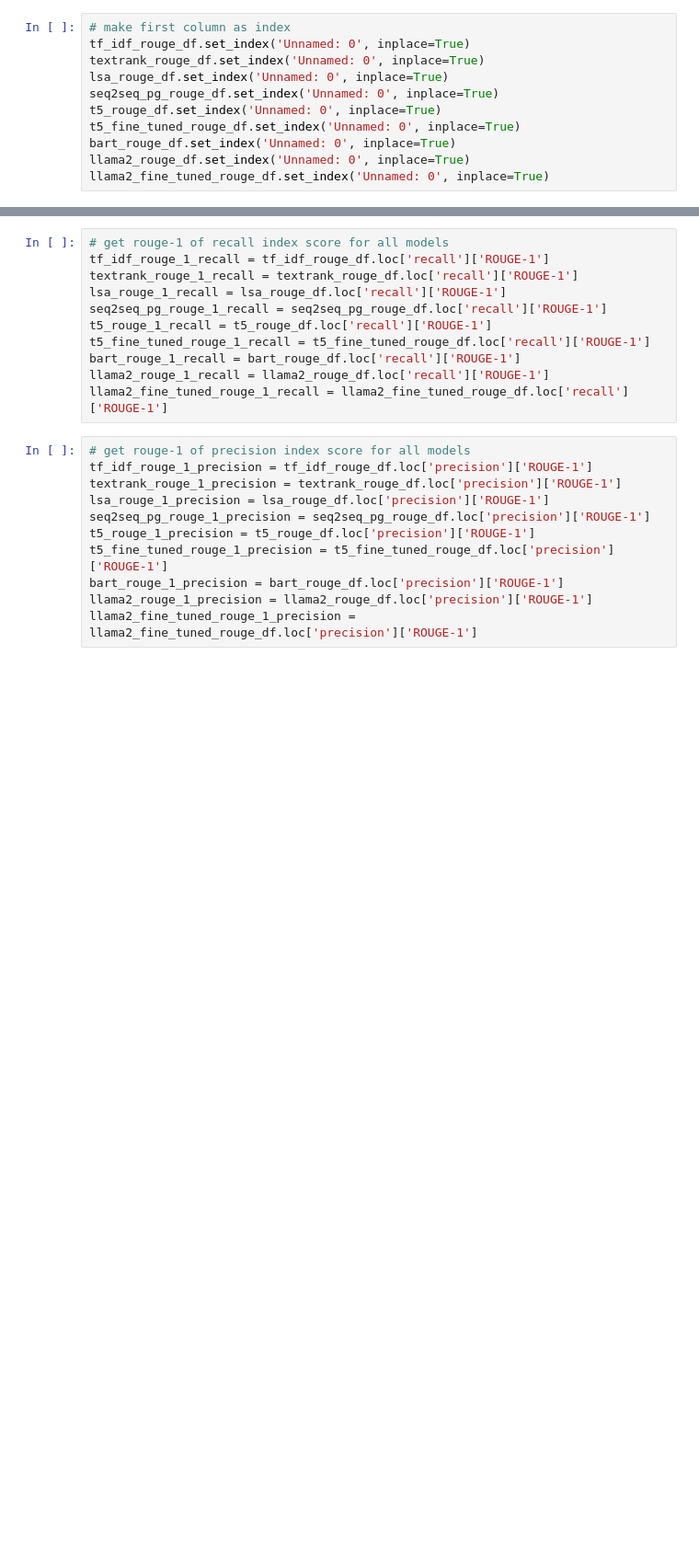
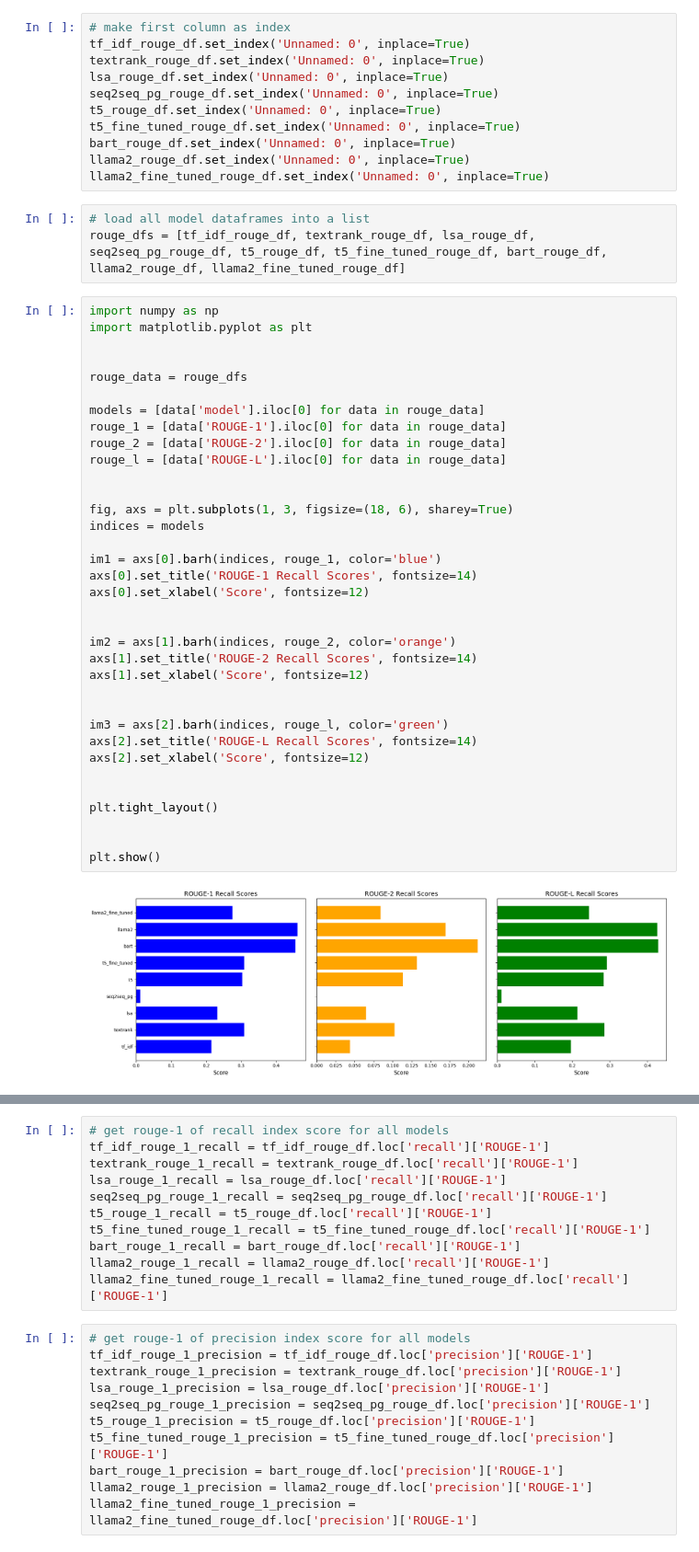
Before and after one commit to vijayjawali/aroha, a Jupyter notebook: utils/metrics.ipynb, the cells around one changed output, grey strips where cells are left out. Shown at 92% size. Saved outputs shown, nothing was run; the diff lists cells and outputs as text; blank space fills up the shorter version.

```diff
--- a/utils/metrics.ipynb
+++ b/utils/metrics.ipynb
@@ -234,3 +254,43 @@ t5_fine_tuned_rouge_df.set_index('Unnamed: 0', inplace=True)
 bart_rouge_df.set_index('Unnamed: 0', inplace=True)
 llama2_rouge_df.set_index('Unnamed: 0', inplace=True)
 llama2_fine_tuned_rouge_df.set_index('Unnamed: 0', inplace=True)
+# %%
+# load all model dataframes into a list
+rouge_dfs = [tf_idf_rouge_df, textrank_rouge_df, lsa_rouge_df, seq2seq_pg_rouge_df, t5_rouge_df, t5_fine_tuned_rouge_df, bart_rouge_df, llama2_rouge_df, llama2_fine_tuned_rouge_df]
+# %%
+import numpy as np
+import matplotlib.pyplot as plt
+
+
+rouge_data = rouge_dfs
+
+models = [data['model'].iloc[0] for data in rouge_data]
+rouge_1 = [data['ROUGE-1'].iloc[0] for data in rouge_data]
+rouge_2 = [data['ROUGE-2'].iloc[0] for data in rouge_data]
+rouge_l = [data['ROUGE-L'].iloc[0] for data in rouge_data]
+
+
+fig, axs = plt.subplots(1, 3, figsize=(18, 6), sharey=True)
+indices = models
+
+im1 = axs[0].barh(indices, rouge_1, color='blue')
+axs[0].set_title('ROUGE-1 Recall Scores', fontsize=14)
+axs[0].set_xlabel('Score', fontsize=12)
+
+
+im2 = axs[1].barh(indices, rouge_2, color='orange')
+axs[1].set_title('ROUGE-2 Recall Scores', fontsize=14)
+axs[1].set_xlabel('Score', fontsize=12)
+
+
+im3 = axs[2].barh(indices, rouge_l, color='green')
+axs[2].set_title('ROUGE-L Recall Scores', fontsize=14)
+axs[2].set_xlabel('Score', fontsize=12)
+
+
+plt.tight_layout()
+
+
+plt.show()
+# %% [output]
+[figure, added]
```
Also changed, not shown: parts of 36 cells of this notebook.
